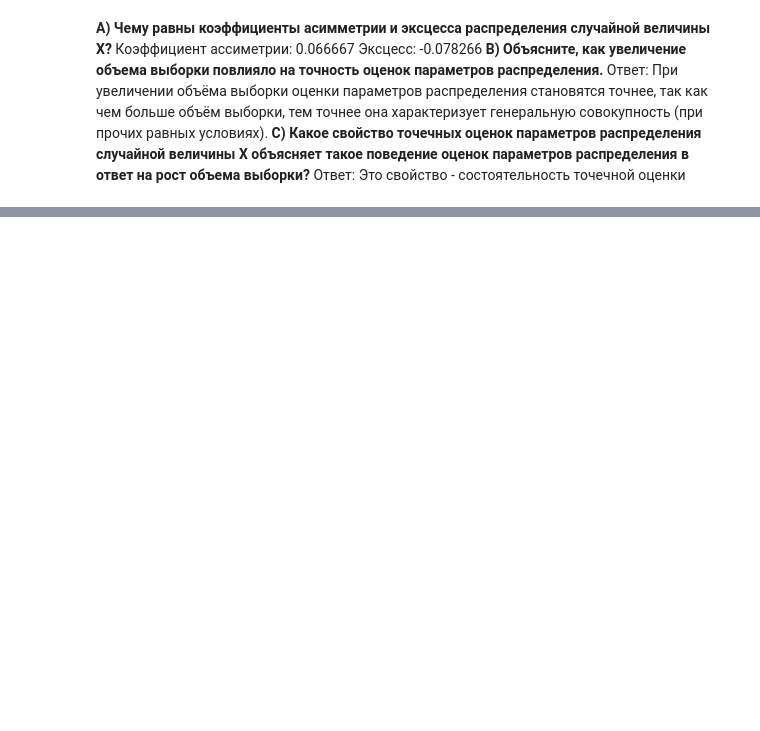
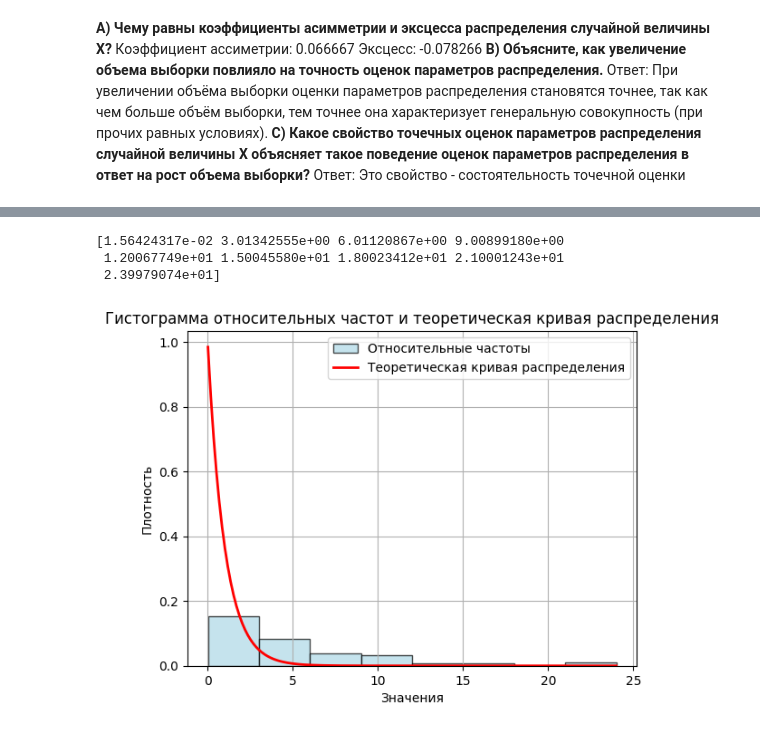
Before and after one commit to Pomi44/Stats_Analysis, a Jupyter notebook: lab_1/main.ipynb, the cells around one changed output, grey strips where cells are left out. Cells and saved outputs as stored; diff of their text form; code cells hidden in the pictures; blank space fills up the shorter version.

```diff
--- a/lab_1/main.ipynb
+++ b/lab_1/main.ipynb
@@ -341,0 +350,3 @@ print(f"Эксцесс: {new_excess_builtin}")
+# %%
+data = np.random.exponential(scale=5, size=145)
+print(data)
@@ -341,0 +375,26 @@ print(f"Эксцесс: {new_excess_builtin}")
+# %%
+std_e = np.std(data)
+h=np.histogram_bin_edges(data, bins='scott')
+print(h)
+# %% [output]
+[1.56424317e-02 3.01342555e+00 6.01120867e+00 9.00899180e+00
+ 1.20067749e+01 1.50045580e+01 1.80023412e+01 2.10001243e+01
+ 2.39979074e+01]
+# %%
+# Построение гистограммы относительных частот
+plt.hist(data, bins=h, density=True, color="lightblue", edgecolor="black", alpha=0.7, label="Относительные частоты")
+
+# Построение теоретической кривой распределения
+x = np.linspace(min(data), max(data), 145)
+y = expon.pdf(x)
+plt.plot(x, y, color='red', label='Теоретическая кривая распределения', linewidth=2)
+
+# Настройки графика
+plt.title('Гистограмма относительных частот и теоретическая кривая распределения')
+plt.xlabel('Значения')
+plt.ylabel('Плотность')
+plt.legend()
+plt.grid()
+plt.show()
+# %% [output]
+[figure, added]
```
Also changed, not shown: parts of 29 cells of this notebook.
